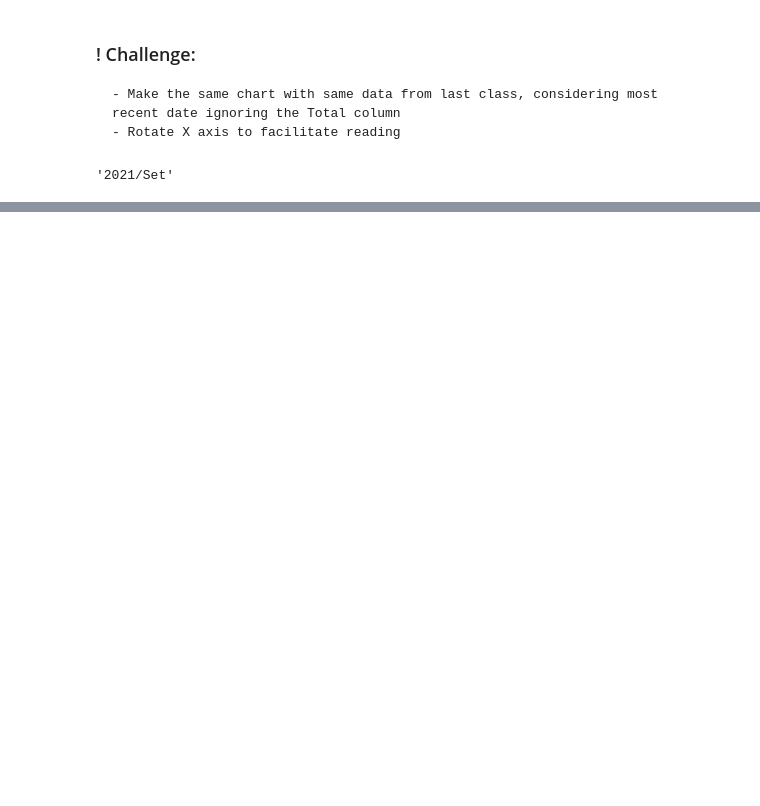
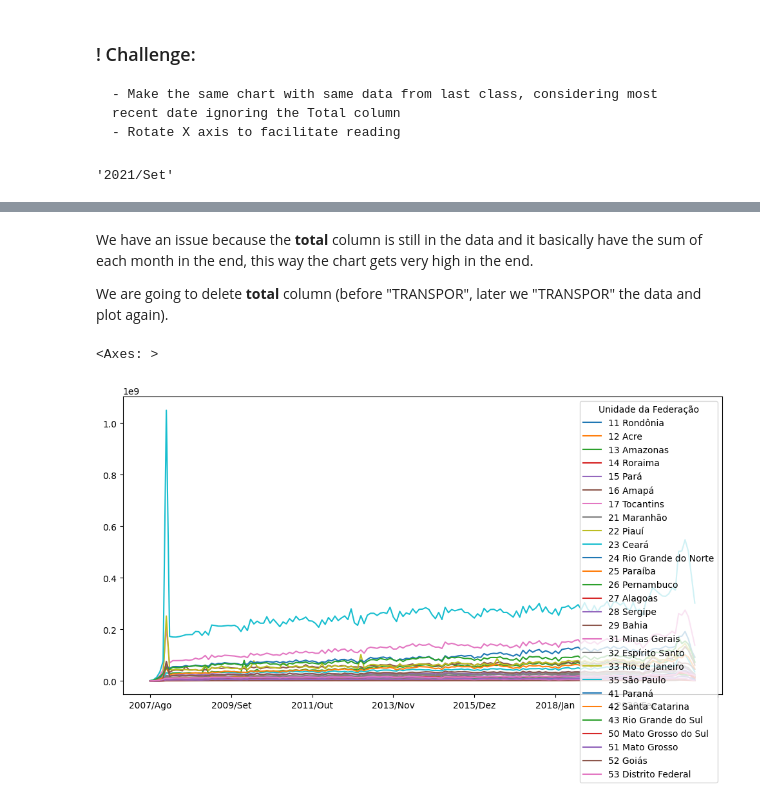
Before and after one commit to rfelipesilva/pos-tech-data-analytics, a Jupyter notebook: jupyter/01_01.ipynb, the cells around one changed output, grey strips where cells are left out. Cells and saved outputs as stored; diff of their text form; code cells hidden in the pictures; blank space fills up the shorter version.

```diff
--- a/jupyter/01_01.ipynb
+++ b/jupyter/01_01.ipynb
@@ -95,0 +197,10 @@ plt.show()
+# %% [markdown]
+We have an issue because the **total** column is still in the data and it basically have the sum of each month in the end, this way the chart gets very high in the end.
+
+We are going to delete **total** column (before "TRANSPOR", later we "TRANSPOR" the data and plot again).
+# %%
+dados_usaveis = dados_usaveis.drop('Total', axis=1)
+dados_usaveis.T.plot(figsize=(12,6))
+# %% [output]
+<Axes: >
+[figure, added]
```
Also changed, not shown: parts of 35 cells of this notebook.
